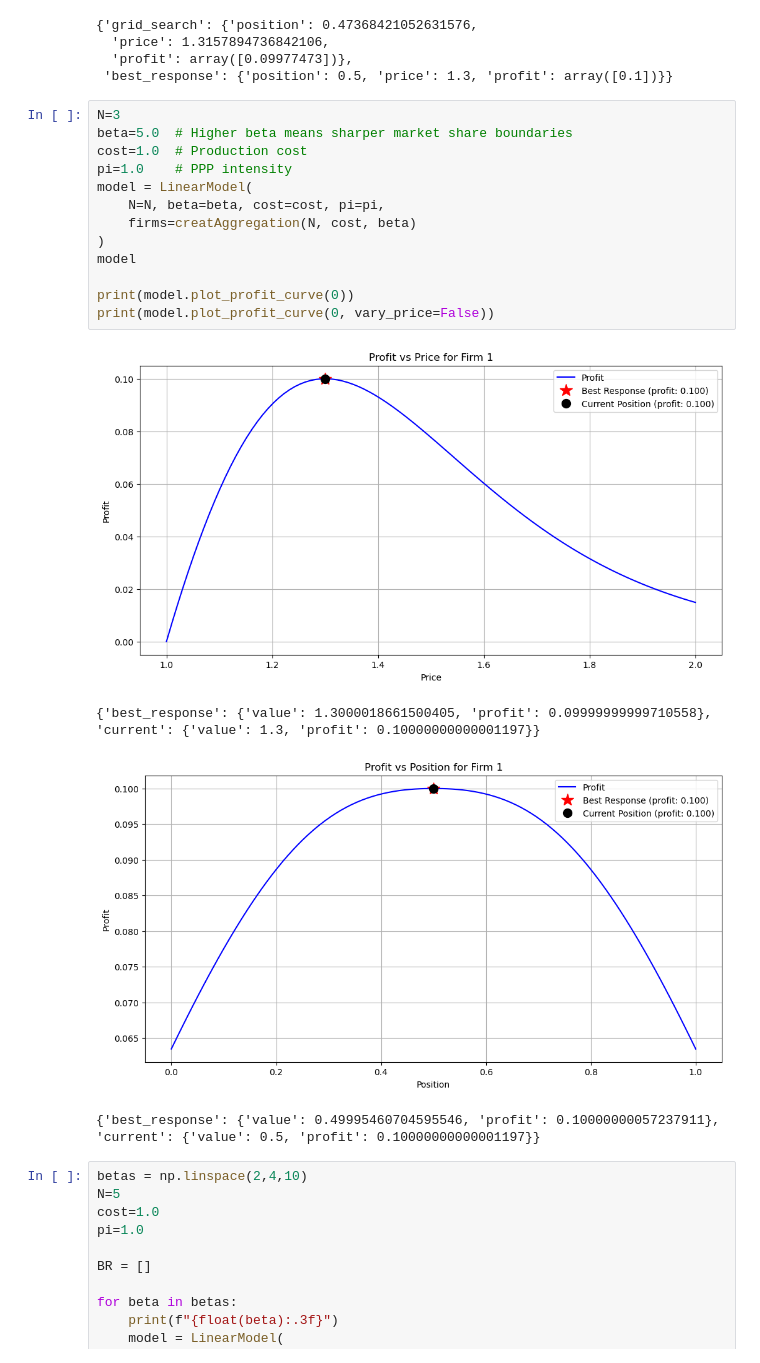
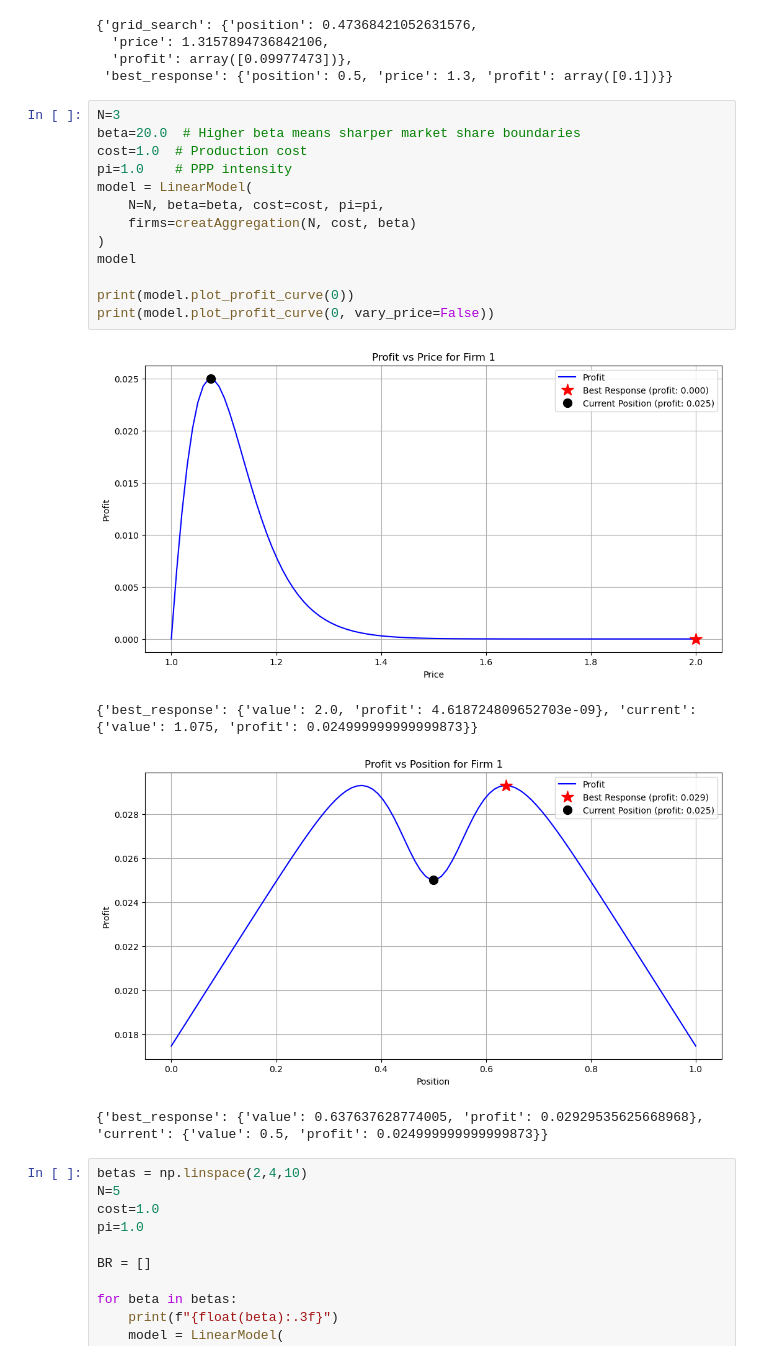
Before and after one commit to yannKerzreho/HottelingModel, a Jupyter notebook: BestResponse/analysis.ipynb, the cells around one changed output. Saved outputs shown, nothing was run; the diff lists cells and outputs as text.

```diff
--- a/BestResponse/analysis.ipynb
+++ b/BestResponse/analysis.ipynb
@@ -49,22 +52,22 @@ model.response_graph(0, num_points=20)
  'best_response': {'position': 0.5, 'price': 1.3, 'profit': array([0.1])}}
 # %%
 N=3
-beta=5.0  # Higher beta means sharper market share boundaries
+beta=20.0  # Higher beta means sharper market share boundaries
 cost=1.0  # Production cost
 pi=1.0    # PPP intensity
 model = LinearModel(
     N=N, beta=beta, cost=cost, pi=pi,
     firms=creatAggregation(N, cost, beta)
 )
 model
 
 print(model.plot_profit_curve(0))
 print(model.plot_profit_curve(0, vary_price=False))
 # %% [output]
-[figure, old version]
+[figure, new version]
-{'best_response': {'value': 1.3000018661500405, 'profit': 0.09999999999710558}, 'current': {'value': 1.3, 'profit': 0.10000000000001197}}
+{'best_response': {'value': 2.0, 'profit': 4.618724809652703e-09}, 'current': {'value': 1.075, 'profit': 0.024999999999999873}}
-[figure, old version]
+[figure, new version]
-{'best_response': {'value': 0.49995460704595546, 'profit': 0.10000000057237911}, 'current': {'value': 0.5, 'profit': 0.10000000000001197}}
+{'best_response': {'value': 0.637637628774005, 'profit': 0.02929535625668968}, 'current': {'value': 0.5, 'profit': 0.024999999999999873}}
 # %%
 betas = np.linspace(2,4,10)
 N=5
```
Also changed, not shown: parts of 1 cell of this notebook, 3 other files.
